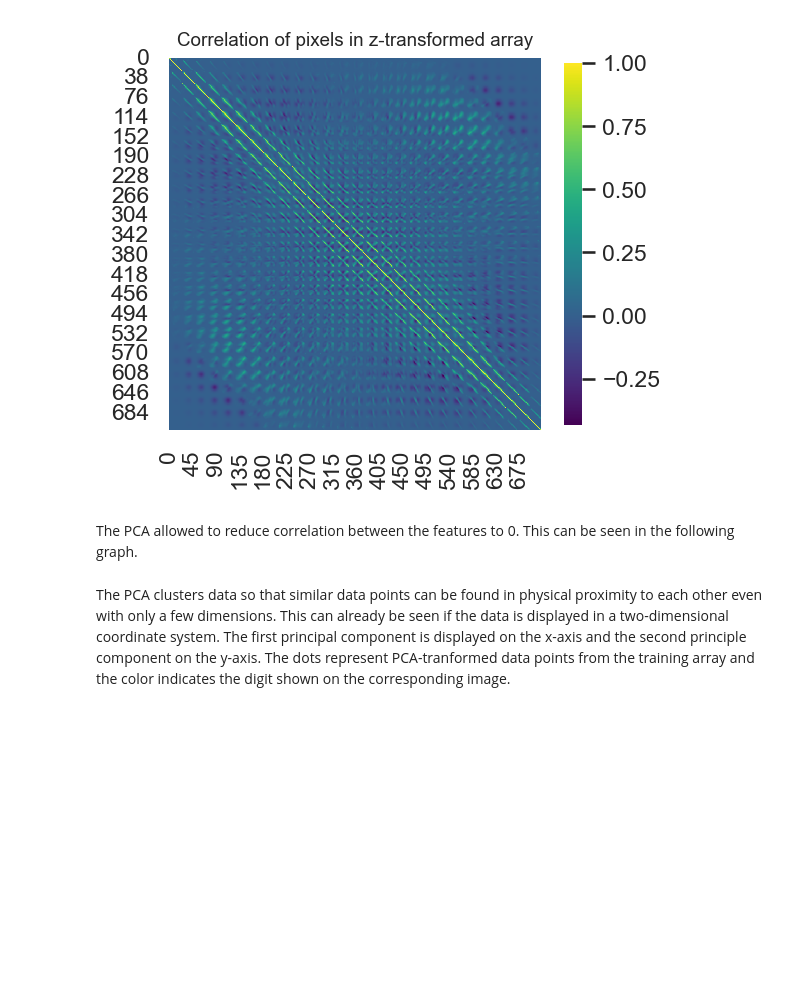
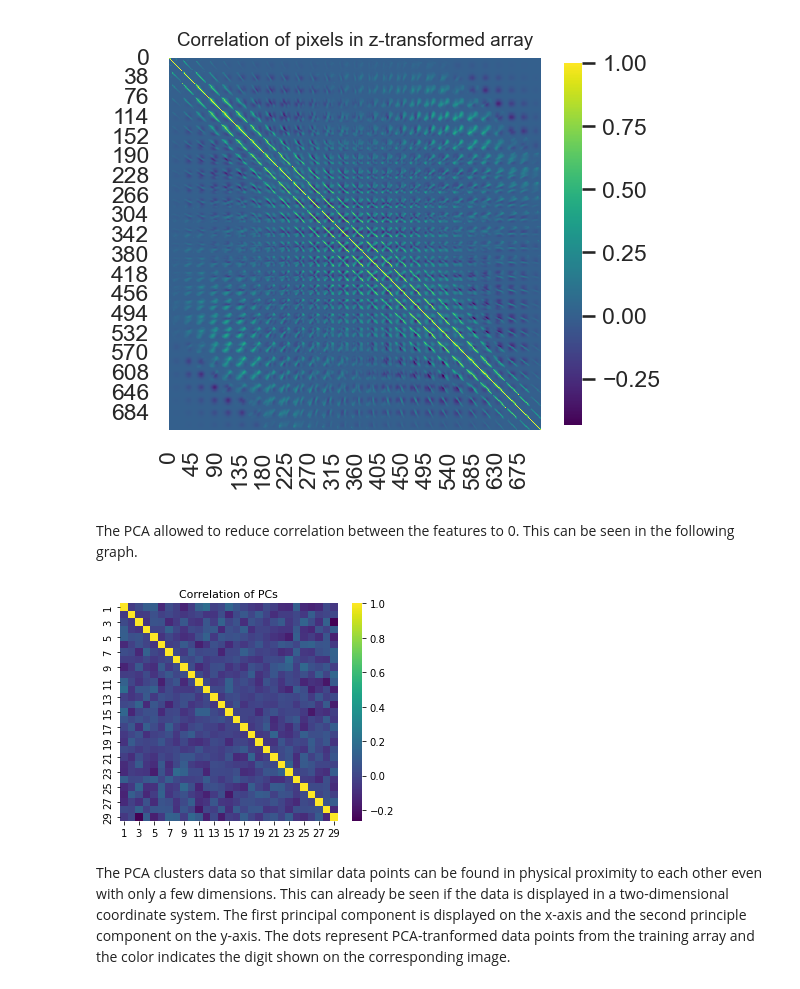
Before and after one commit to datascience-mobi-2022/2022-topic-01-team-02, a Jupyter notebook: Report.ipynb, the cells around one changed output. Drawn from its saved outputs; the diff is of its cells as text; code cells hidden in the pictures; blank space fills up the shorter version.

```diff
--- a/Report.ipynb
+++ b/Report.ipynb
@@ -217,3 +215,7 @@ The PCA allowed to reduce correlation between the features to 0. This can be see
+# %%
+vis.correlation_PC()
+# %% [output]
+[figure, added]
 # %% [markdown]
 The PCA clusters data so that similar data points can be found in physical proximity to each other even with only a few dimensions. This can already be seen if the data is displayed in a two-dimensional coordinate system. The first principal component is displayed on the x-axis and the second principle component on the y-axis. The dots represent PCA-tranformed data points from the training array and the color indicates the digit shown on the corresponding image.
 # %%
```
Also changed, not shown: parts of 2 cells of this notebook.
